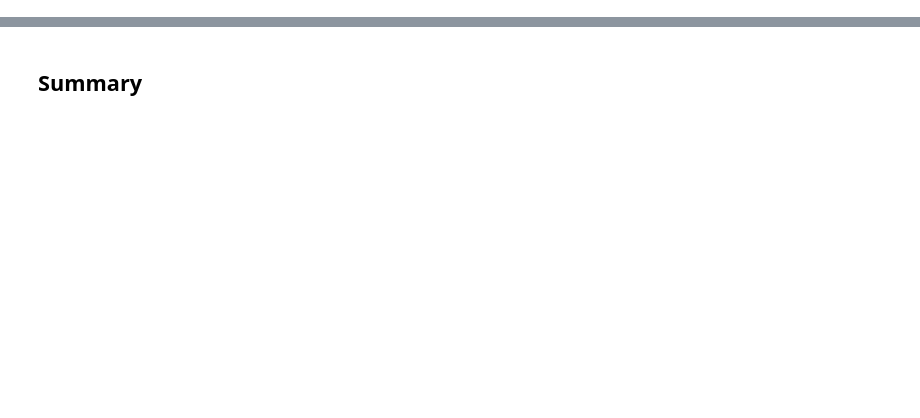
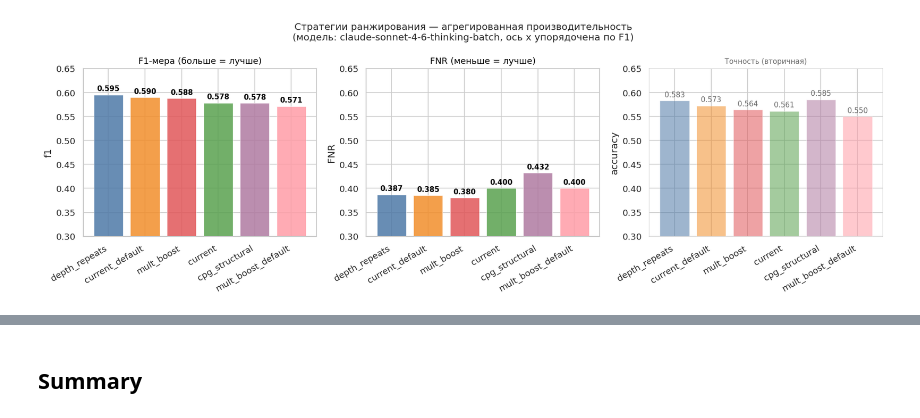
Before and after one commit to vodkar/llm4codesec-framework, a Jupyter notebook: benchmarks/compare_rankings_analysis_online.ipynb, the cells around one changed output, grey strips where cells are left out. Cells and saved outputs as stored; diff of their text form; code cells hidden in the pictures; blank space fills up the shorter version.

```diff
--- a/benchmarks/compare_rankings_analysis_online.ipynb
+++ b/benchmarks/compare_rankings_analysis_online.ipynb
@@ -268 +262,44 @@ plt.show()
+# %%
+# Bar chart: F1 (primary) + FNR (primary) + accuracy (secondary)
+
+ordered = agg_df.set_index('approach').loc[approaches_by_f1]
+names   = approaches_by_f1
+colors  = APPROACH_COLORS[:len(names)]
+
+fig, axes = plt.subplots(1, 3, figsize=(15, 5))
+
+panels = [
+    ('f1',       'F1-мера (больше = лучше)',   0.85, 11, False),
+    ('FNR',      'FNR (меньше = лучше)',       0.85, 11, False),
+    ('accuracy', 'Точность (вторичная)',       0.55,  9, True),
+]
+
+for ax, (col, title, alpha, title_fs, secondary) in zip(axes, panels):
+    vals = ordered[col].values
+    bars = ax.bar(names, vals, color=colors, alpha=alpha,
+                  edgecolor='white', linewidth=0.5)
+    for bar, v in zip(bars, vals):
+        ax.text(bar.get_x() + bar.get_width() / 2, v + 0.005,
+                f'{v:.3f}', ha='center', va='bottom',
+                fontsize=9, fontweight='bold' if not secondary else 'normal',
+                color='dimgrey' if secondary else 'black')
+    ax.set_ylim(0.3, 0.65)
+    ax.set_title(title, fontsize=title_fs,
+                 color='dimgrey' if secondary else 'black')
+    ax.set_ylabel(col)
+    ax.set_xticks(range(len(names)))
+    ax.set_xticklabels(names, rotation=30, ha='right')
+    if secondary:
+        for spine in ax.spines.values():
+            spine.set_alpha(0.4)
+
+fig.suptitle(
+    f'Стратегии ранжирования — агрегированная производительность\n'
+    f'(модель: {MODEL_NAME}, ось x упорядочена по F1)',
+    fontsize=12,
+)
+fig.tight_layout()
+plt.show()
+# %% [output]
+[figure, added]
 # %%
```
Also changed, not shown: parts of 29 cells of this notebook, 42 other files.
